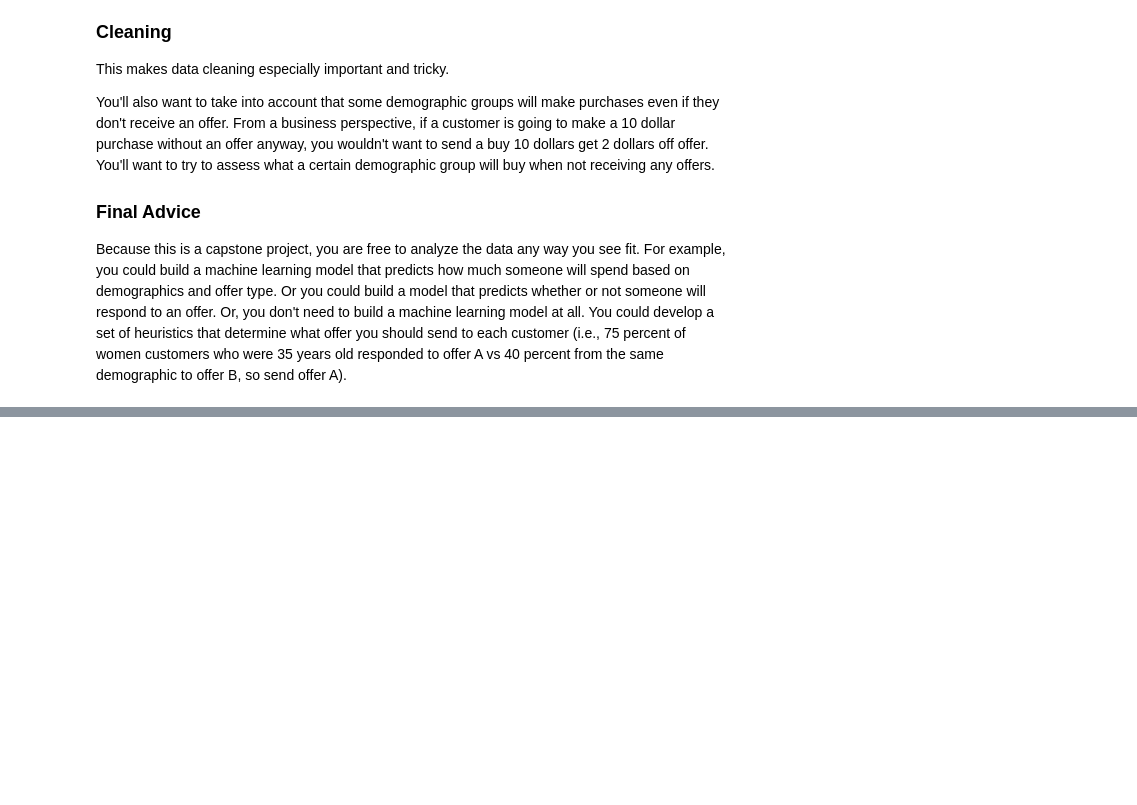
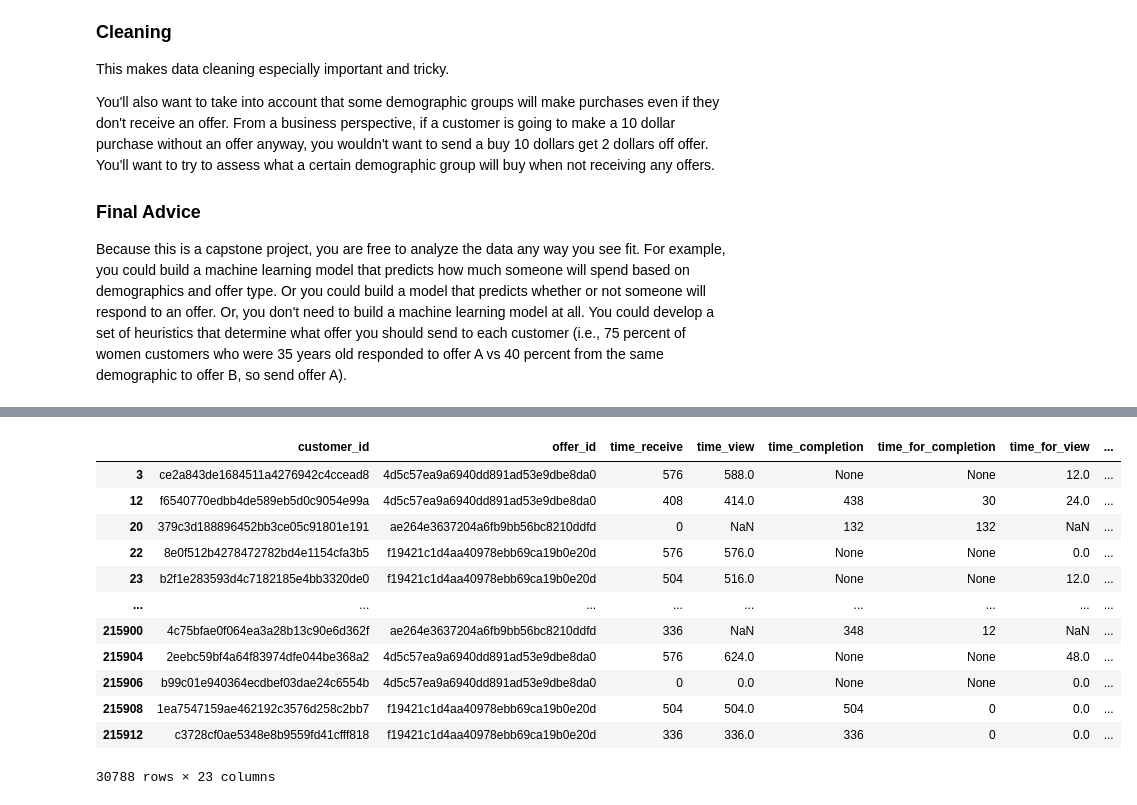
Before and after one commit to VD-git/StarbucksCapstoneProject, a Jupyter notebook: Starbucks_Capstone_notebook.ipynb, the cells around one changed output, grey strips where cells are left out. Saved outputs shown, nothing was run; the diff lists cells and outputs as text; code cells hidden in the pictures; blank space fills up the shorter version.

```diff
--- a/Starbucks_Capstone_notebook.ipynb
+++ b/Starbucks_Capstone_notebook.ipynb
@@ -92 +113,6 @@ SP = StarbucksProject()
+# %%
+SP.fit_etl()
+SP.fit_preprocess()
+SP.call_model_architecture_tuned()
+SP.full_pipeline()
 # %%
@@ -176,0 +178,16 @@ SP.complete_table.head()
+# %%
+SP.complete_table[SP.complete_table.offer_type == 'bogo']
+# %% [output]
+|  | customer_id | offer_id | time_receive | time_view | time_completion | time_for_completion | time_for_view | ... |
+| 3 | ce2a843de1684511a4276942c4ccead8 | 4d5c57ea9a6940dd891ad53e9dbe8da0 | 576 | 588.0 | None | None | 12.0 | ... |
+| 12 | f6540770edbb4de589eb5d0c9054e99a | 4d5c57ea9a6940dd891ad53e9dbe8da0 | 408 | 414.0 | 438 | 30 | 24.0 | ... |
+| 20 | 379c3d188896452bb3ce05c91801e191 | ae264e3637204a6fb9bb56bc8210ddfd | 0 | NaN | 132 | 132 | NaN | ... |
+| 22 | 8e0f512b4278472782bd4e1154cfa3b5 | f19421c1d4aa40978ebb69ca19b0e20d | 576 | 576.0 | None | None | 0.0 | ... |
+| 23 | b2f1e283593d4c7182185e4bb3320de0 | f19421c1d4aa40978ebb69ca19b0e20d | 504 | 516.0 | None | None | 12.0 | ... |
+| ... | ... | ... | ... | ... | ... | ... | ... | ... |
+| 215900 | 4c75bfae0f064ea3a28b13c90e6d362f | ae264e3637204a6fb9bb56bc8210ddfd | 336 | NaN | 348 | 12 | NaN | ... |
+| 215904 | 2eebc59bf4a64f83974dfe044be368a2 | 4d5c57ea9a6940dd891ad53e9dbe8da0 | 576 | 624.0 | None | None | 48.0 | ... |
+| 215906 | b99c01e940364ecdbef03dae24c6554b | 4d5c57ea9a6940dd891ad53e9dbe8da0 | 0 | 0.0 | None | None | 0.0 | ... |
+| 215908 | 1ea7547159ae462192c3576d258c2bb7 | f19421c1d4aa40978ebb69ca19b0e20d | 504 | 504.0 | 504 | 0 | 0.0 | ... |
+| 215912 | c3728cf0ae5348e8b9559fd41cfff818 | f19421c1d4aa40978ebb69ca19b0e20d | 336 | 336.0 | 336 | 0 | 0.0 | ... |
+30788 rows × 23 columns
```
Also changed, not shown: parts of 10 cells of this notebook, 1 other file.
